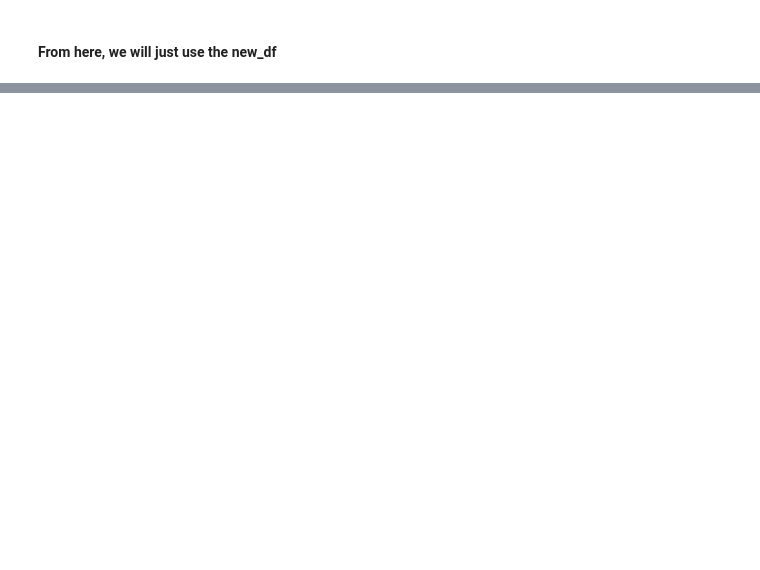
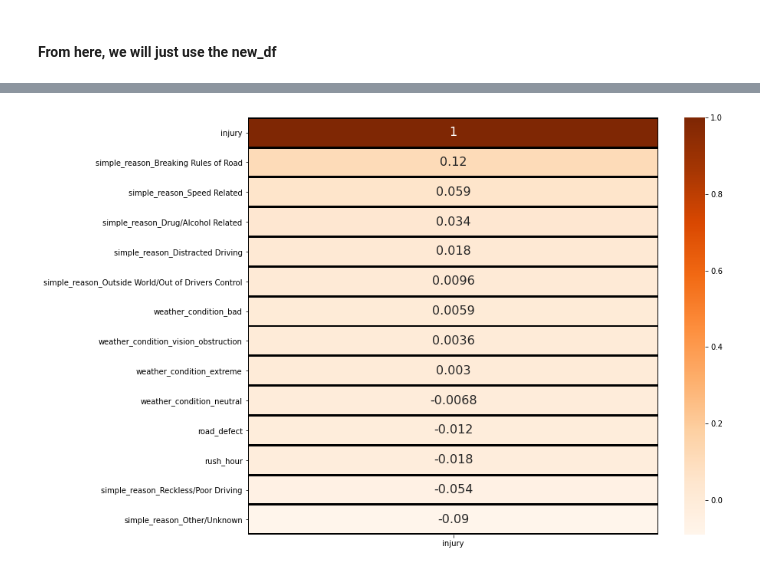
Before and after one commit to rhk48/chicago-cars, a Jupyter notebook: Seth_day_3.ipynb, the cells around one changed output, grey strips where cells are left out. Drawn from its saved outputs; the diff is of its cells as text; code cells hidden in the pictures; blank space fills up the shorter version.

```diff
--- a/Seth_day_3.ipynb
+++ b/Seth_day_3.ipynb
@@ -285,3 +281,6 @@ memory usage: 10.5 MB
 None
 # %% [markdown]
 #### From here, we will just use the new_df ####
+# %%
+corr = new_df.corr()
+corr
@@ -288,3 +303,15 @@ None
+# %%
+x = corr[['injury']]
+fig, ax = plt.subplots(figsize=(12, 10))
+sns.heatmap(x.sort_values(by=['injury'], ascending=0),
+           annot=True,
+           cmap='Oranges',
+           annot_kws={'fontsize': 16},
+           linewidth=2,
+           linecolor='black',
+           xticklabels = ['injury']);
+# %% [output]
+[figure, added]
 # %%
 X = new_df.drop(labels = ['injury', 'crash_date'], axis=1)
 y = new_df['injury']
```
Also changed, not shown: parts of 14 cells of this notebook.
